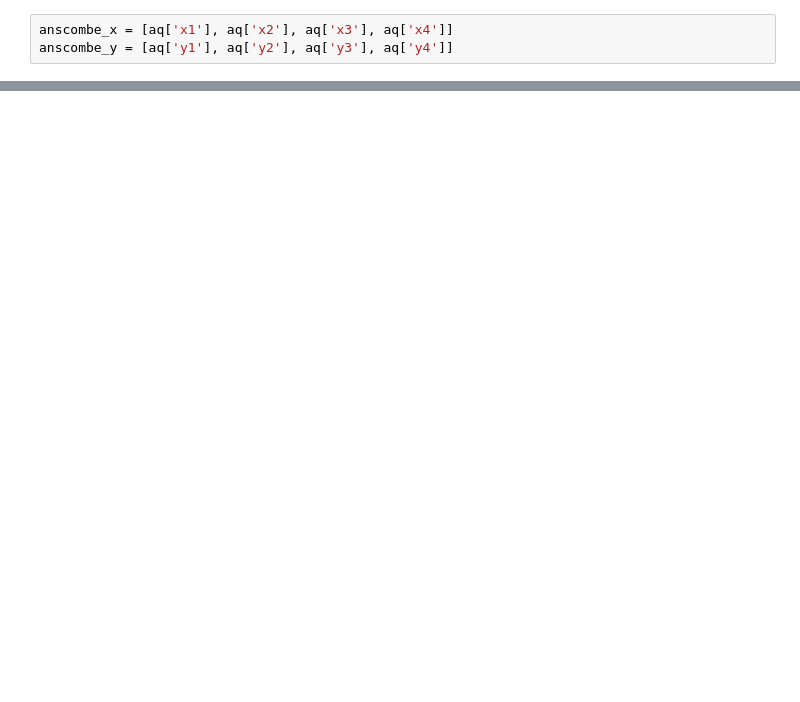
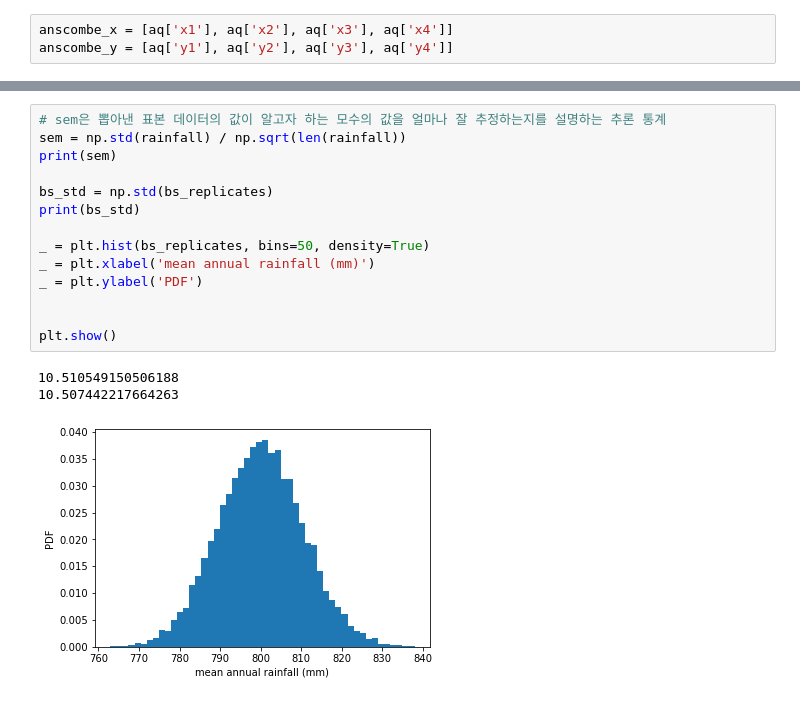
Before and after one commit to danielwon01/DataCamp_Data-Scientist-with-Python, a Jupyter notebook: study_/Statistical Thinking in Python (Part 2).ipynb, the cells around one changed output, grey strips where cells are left out. Cells and saved outputs as stored; diff of their text form; blank space fills up the shorter version.

```diff
--- a/study_/Statistical Thinking in Python (Part 2).ipynb
+++ b/study_/Statistical Thinking in Python (Part 2).ipynb
@@ -104,0 +208,18 @@ for x, y in zip(anscombe_x,  anscombe_y):
+# %%
+# sem은 뽑아낸 표본 데이터의 값이 알고자 하는 모수의 값을 얼마나 잘 추정하는지를 설명하는 추론 통계
+sem = np.std(rainfall) / np.sqrt(len(rainfall))
+print(sem)
+
+bs_std = np.std(bs_replicates)
+print(bs_std)
+
+_ = plt.hist(bs_replicates, bins=50, density=True)
+_ = plt.xlabel('mean annual rainfall (mm)')
+_ = plt.ylabel('PDF')
+
+
+plt.show()
+# %% [output]
+10.510549150506188
+10.507442217664263
+[figure, added]
```
Also changed, not shown: parts of 24 cells of this notebook, 1 other file.
